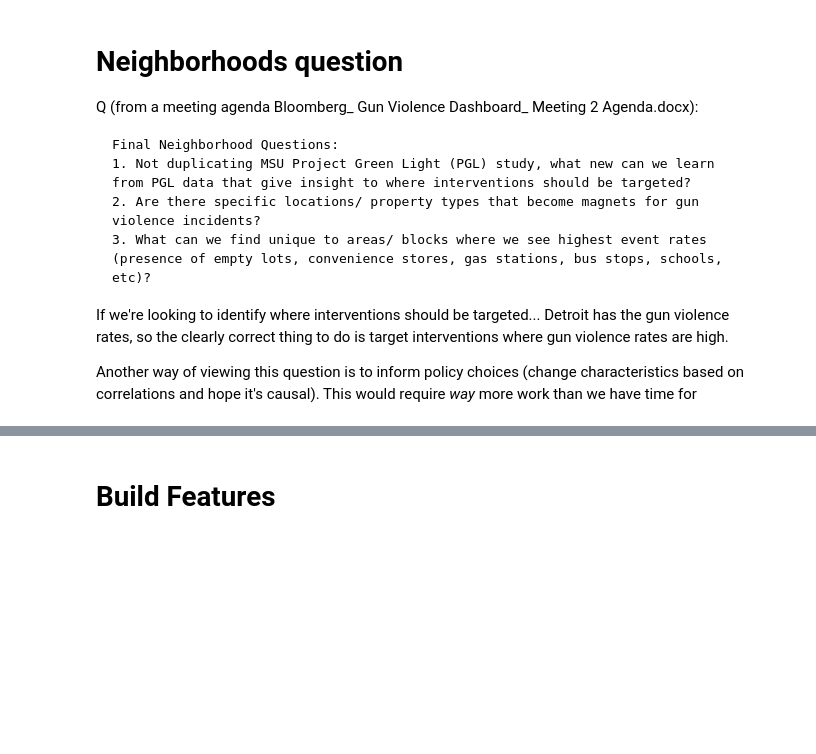
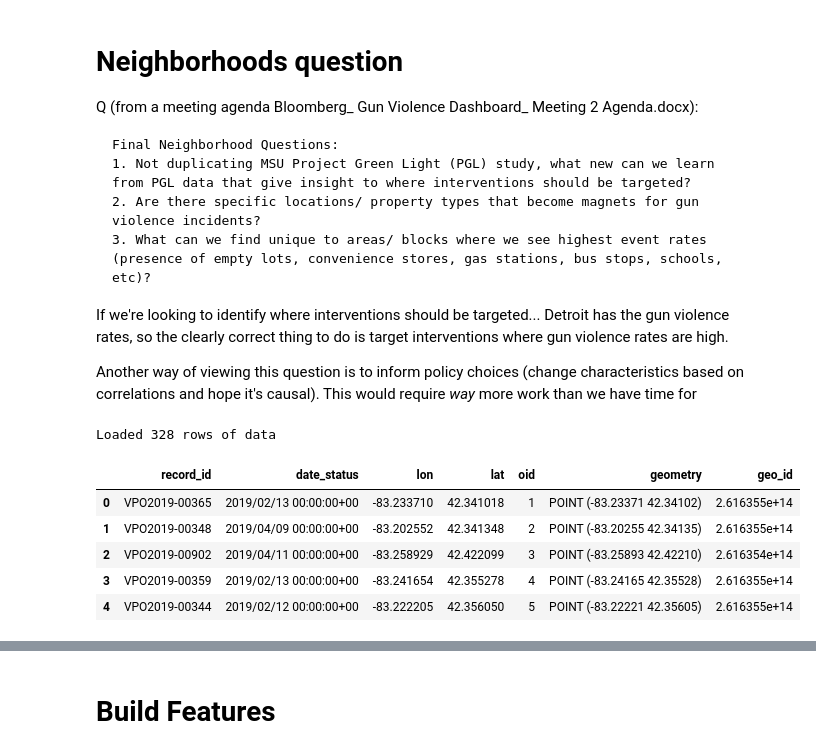
Before and after one commit to ahakso/detroit, a Jupyter notebook: shame_correlations.ipynb, the cells around one changed output, grey strips where cells are left out. Saved outputs shown, nothing was run; the diff lists cells and outputs as text; code cells hidden in the pictures; blank space fills up the shorter version.

```diff
--- a/shame_correlations.ipynb
+++ b/shame_correlations.ipynb
@@ -38,3 +41,15 @@ import statsmodels.formula.api as smf
 import seaborn as sns
 from sklearn.impute import SimpleImputer
 import matplotlib as mpl
+# %%
+v = VacantPropertyRegistrations(decennial_census_year=2010)
+v.load_data()
+v.data.head()
+# %% [output]
+Loaded 328 rows of data
+|  | record_id | date_status | lon | lat | oid | geometry | geo_id |
+| 0 | VPO2019-00365 | 2019/02/13 00:00:00+00 | -83.233710 | 42.341018 | 1 | POINT (-83.23371 42.34102) | 2.616355e+14 |
+| 1 | VPO2019-00348 | 2019/04/09 00:00:00+00 | -83.202552 | 42.341348 | 2 | POINT (-83.20255 42.34135) | 2.616355e+14 |
+| 2 | VPO2019-00902 | 2019/04/11 00:00:00+00 | -83.258929 | 42.422099 | 3 | POINT (-83.25893 42.42210) | 2.616354e+14 |
+| 3 | VPO2019-00359 | 2019/02/13 00:00:00+00 | -83.241654 | 42.355278 | 4 | POINT (-83.24165 42.35528) | 2.616355e+14 |
+| 4 | VPO2019-00344 | 2019/02/12 00:00:00+00 | -83.222205 | 42.356050 | 5 | POINT (-83.22221 42.35605) | 2.616355e+14 |
```
Also changed, not shown: parts of 7 cells of this notebook, 1 other file.
